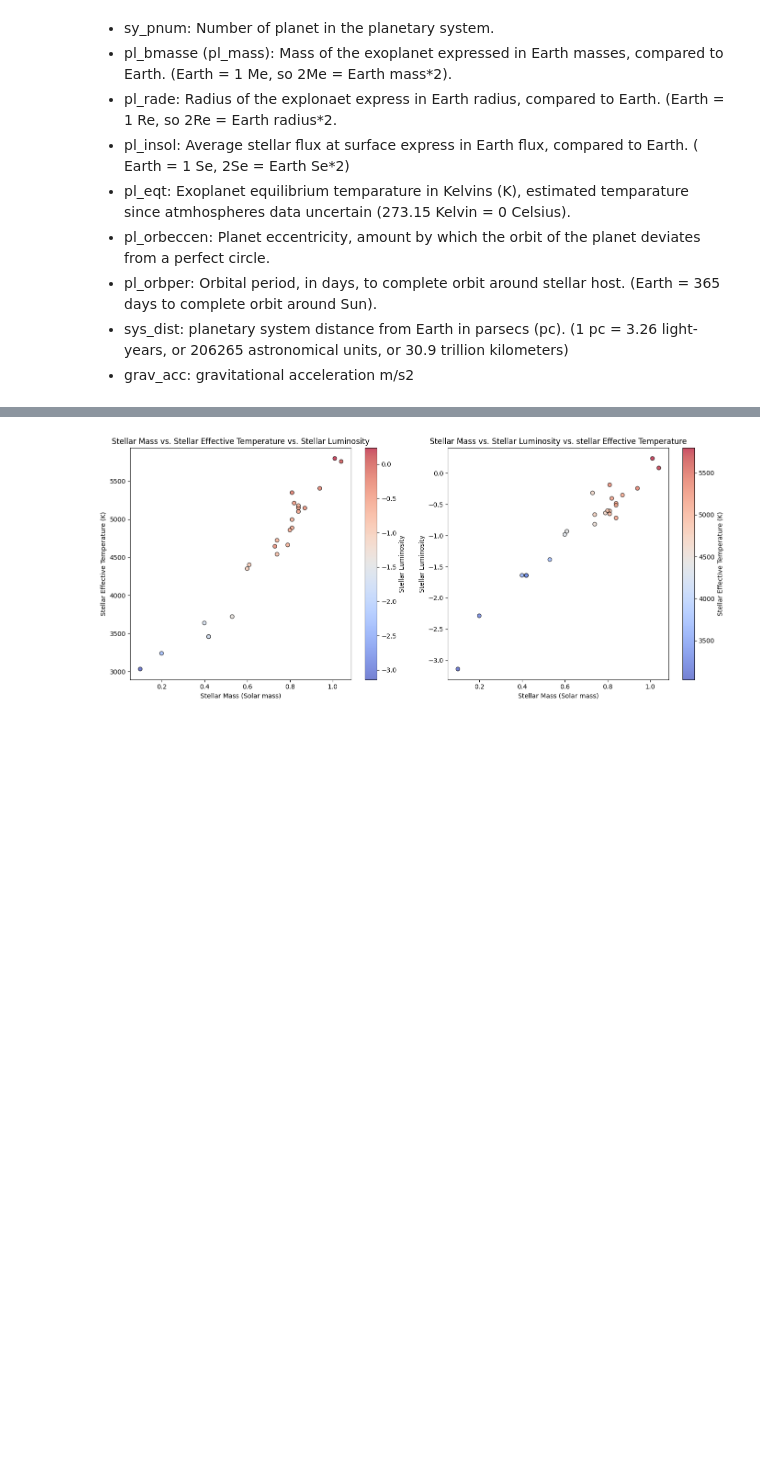
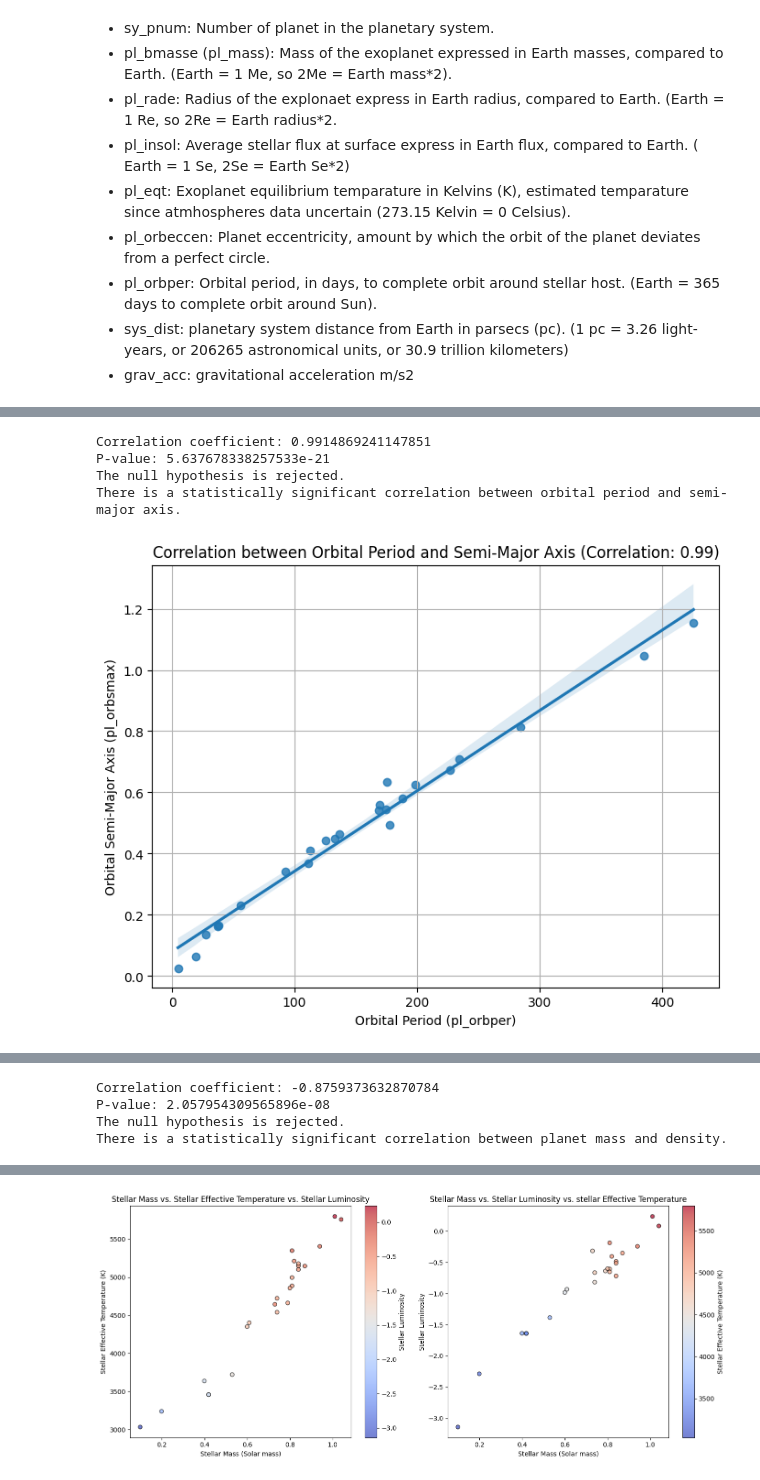
Before and after one commit to Conradium/habitable-exoplanets, a Jupyter notebook: habitable_planets.ipynb, the cells around one changed output, grey strips where cells are left out. Saved outputs shown, nothing was run; the diff lists cells and outputs as text; code cells hidden in the pictures; blank space fills up the shorter version.

Commit message:
Updated habitable_planets.ipynb and added python
Updated habitable_planets.ipynb to prove null hypothese and added python

```diff
--- a/habitable_planets.ipynb
+++ b/habitable_planets.ipynb
@@ -541,6 +537,35 @@ Try using .loc[row_indexer,col_indexer] = value instead
 See the caveats in the documentation: https://pandas.pydata.org/pandas-docs/stable/user_guide/indexing.html#returning-a-view-versus-a-copy
   plotly_data['text'] = df_true['pl_name']
 [interactive output not drawn]
+# %%
+correlation, p_value = stats.pearsonr(df_true['pl_orbper'], df_true['pl_orbsmax'])
+print(f"Correlation coefficient: {correlation}")
+print(f"P-value: {p_value}")
+
+alpha = 0.05
+
+if p_value < alpha:
+    print("The null hypothesis is rejected.")
+    print("There is a statistically significant correlation between orbital period and semi-major axis.")
+else:
+    print("The null hypothesis cannot be rejected.")
+    print("There is no statistically significant correlation between orbital period and semi-major axis.")
+# %% [output]
+Correlation coefficient: 0.9914869241147851
+P-value: 5.637678338257533e-21
+The null hypothesis is rejected.
+There is a statistically significant correlation between orbital period and semi-major axis.
+# %%
+correlation = df_true['pl_orbper'].corr(df_true['pl_orbsmax'])
+plt.figure(figsize=(8, 6))
+sns.regplot(x='pl_orbper', y='pl_orbsmax', data=df_true)
+plt.xlabel('Orbital Period (pl_orbper)')
+plt.ylabel('Orbital Semi-Major Axis (pl_orbsmax)')
+plt.title(f'Correlation between Orbital Period and Semi-Major Axis (Correlation: {correlation:.2f})')
+plt.grid(True)
+plt.show()
+# %% [output]
+[figure, added]
 # %%
 radius = df_true['pl_rade']
 mass = df_true['pl_bmasse']
@@ -568,3 +593,22 @@ fig.show()
 #Conradium
 # %% [output]
 [interactive output not drawn]
+# %%
+correlation, p_value = stats.pearsonr(df_true['pl_bmasse'], df_true['pl_dens'])
+
+print(f"Correlation coefficient: {correlation}")
+print(f"P-value: {p_value}")
+
+alpha = 0.05
+
+if p_value < alpha:
+    print("The null hypothesis is rejected.")
+    print("There is a statistically significant correlation between planet mass and density.")
+else:
+    print("The null hypothesis cannot be rejected.")
+    print("There is no statistically significant correlation between planet mass and density.")
+# %% [output]
+Correlation coefficient: -0.8759373632870784
+P-value: 2.057954309565896e-08
+The null hypothesis is rejected.
+There is a statistically significant correlation between planet mass and density.
```
Also changed, not shown: parts of 14 cells of this notebook, 1 other file.
